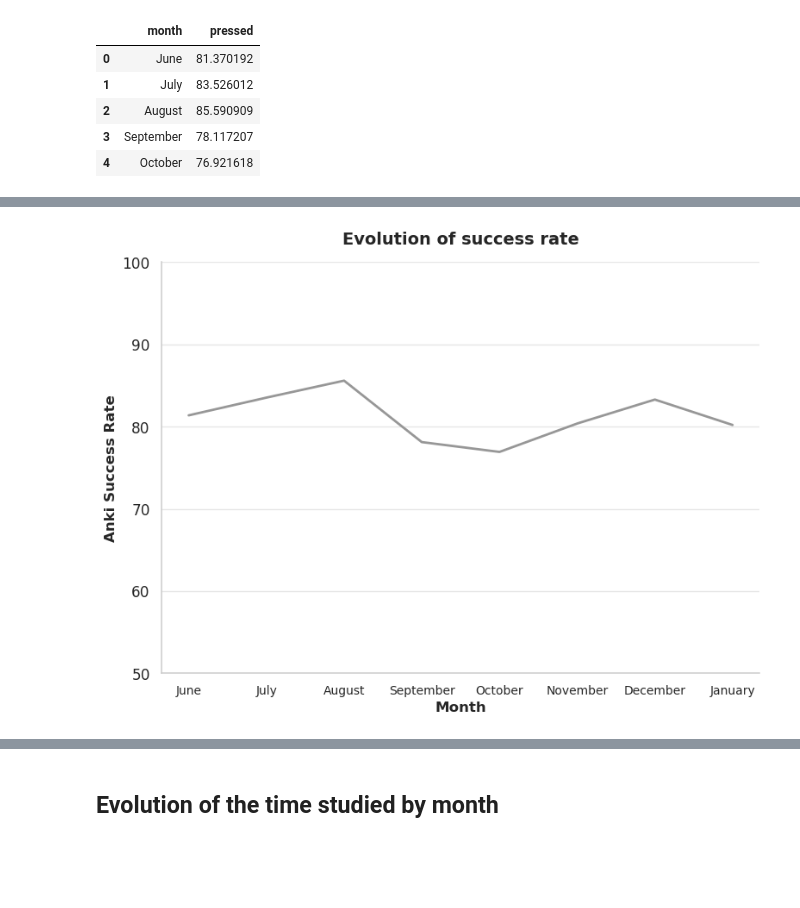
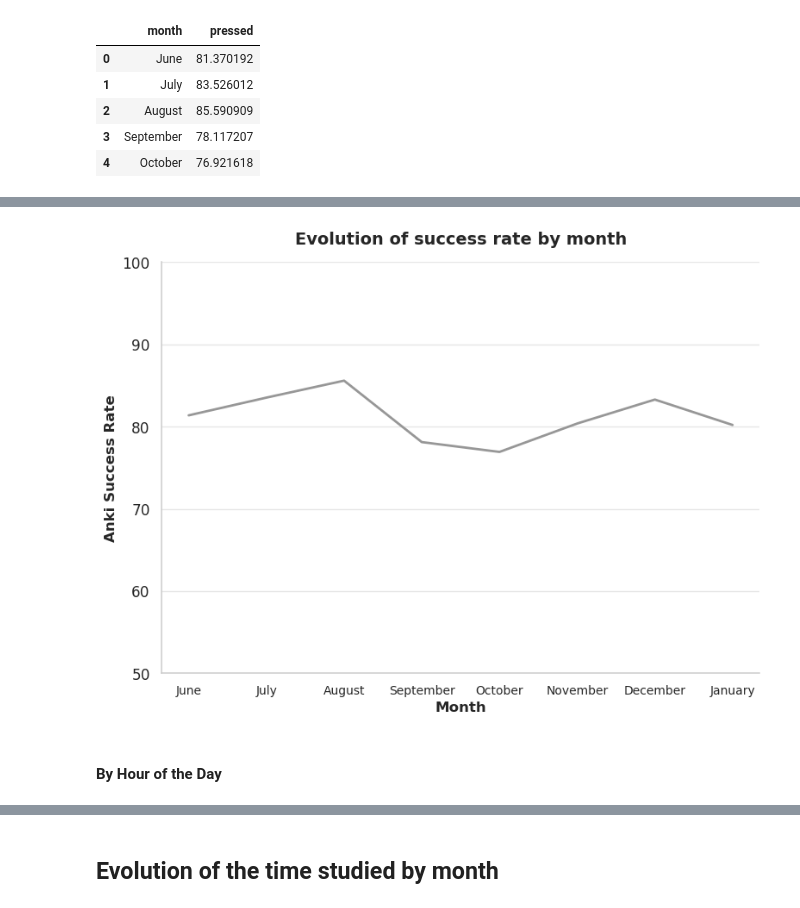
Before and after one commit to Oddman43/BIR_EDA, a Jupyter notebook: notebooks/data_analysis.ipynb, the cells around one changed output, grey strips where cells are left out. Saved outputs shown, nothing was run; the diff lists cells and outputs as text; code cells hidden in the pictures; blank space fills up the shorter version.

```diff
--- a/notebooks/data_analysis.ipynb
+++ b/notebooks/data_analysis.ipynb
@@ -876,9 +878,10 @@ Top 10 deck with more time: Endocrinologia with 1.65 hours
 anki_decks_sr = anki_decks.copy()
 order = ["June", "July", "August", "September", "October", "November", "December", "January"]
 anki_decks_sr["month"] = pd.Categorical(anki_decks_sr["month"], categories=order, ordered=True)
-anki_decks_sr = (anki_decks_sr.groupby(["month"], observed= True, as_index= False)["pressed"].mean())
-anki_decks_sr["pressed"] = anki_decks_sr["pressed"] * 100
-anki_decks_sr.head()
+anki_decks_sr_m = anki_decks_sr.copy()
+anki_decks_sr_m = (anki_decks_sr_m.groupby(["month"], observed= True, as_index= False)["pressed"].mean())
+anki_decks_sr_m["pressed"] = anki_decks_sr_m["pressed"] * 100
+anki_decks_sr_m.head()
 # %% [output]
 |  | month | pressed |
 | 0 | June | 81.370192 |
@@ -889,7 +892,7 @@ anki_decks_sr.head()
 # %%
 plt.figure(figsize=(8, 6))
 ax = sns.lineplot(
-        data=anki_decks_sr,
+        data=anki_decks_sr_m,
         x="month",
         y="pressed",
         linewidth=2,
@@ -898,7 +901,7 @@ ax = sns.lineplot(
 
 ax.set_xlabel("Month", fontsize=12)
 ax.set_ylabel("Anki Success Rate", fontsize=12)
-ax.set_title("Evolution of success rate", fontsize=14, weight="bold", pad= 15)
+ax.set_title("Evolution of success rate by month", fontsize=14, weight="bold", pad= 15)
 ax.spines["top"].set_visible(False)
 ax.spines["right"].set_visible(False)
 ax.spines["left"].set_color("0.8")
@@ -916 +919,3 @@ plt.show()
-[figure, old version]
+[figure, new version]
+# %% [markdown]
+#### By Hour of the Day
```
Also changed, not shown: parts of 10 cells of this notebook, 2 other files.
